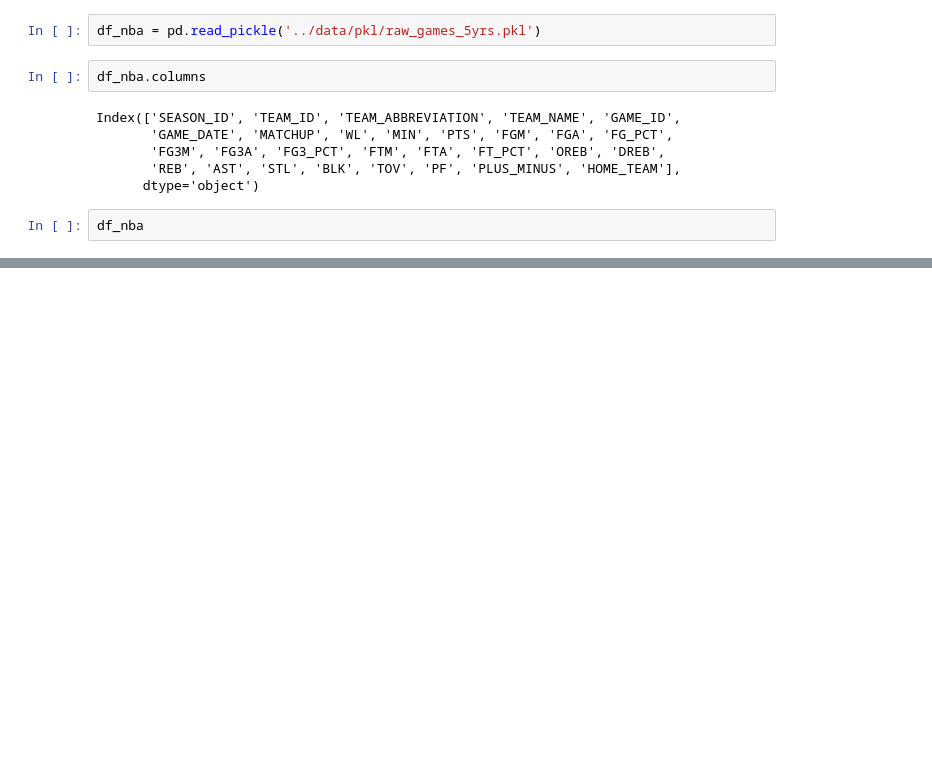
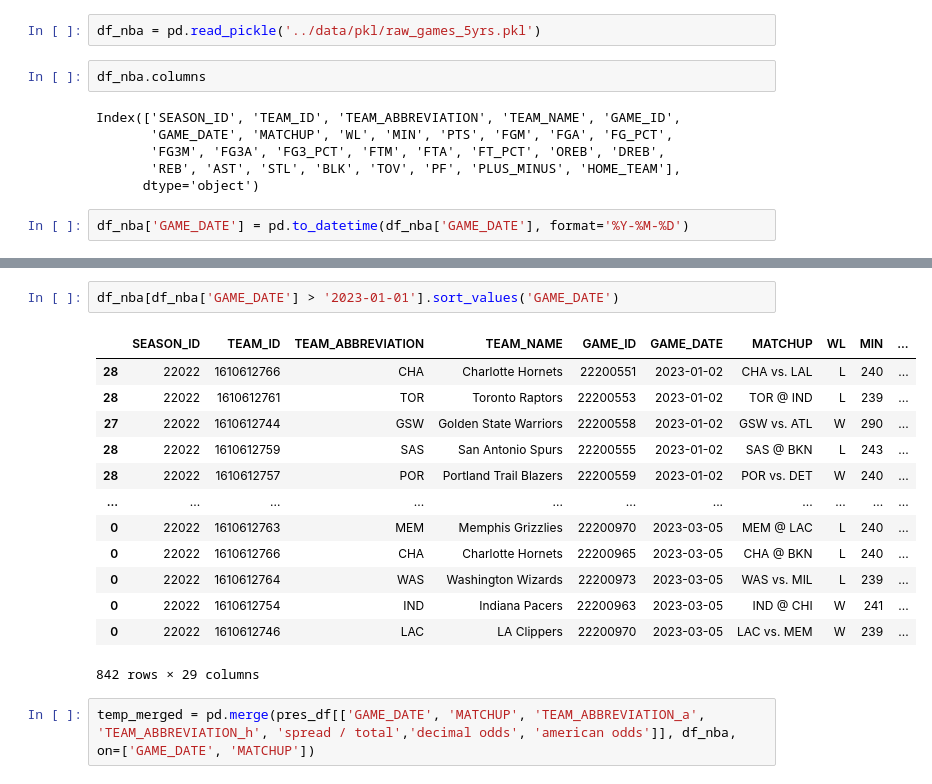
Before and after one commit to alecmatt5/nba_betting_analysis, a Jupyter notebook: backend/notebooks/friday_pitch.ipynb, the cells around one changed output, grey strips where cells are left out. Cells and saved outputs as stored; diff of their text form; blank space fills up the shorter version.

```diff
--- a/backend/notebooks/friday_pitch.ipynb
+++ b/backend/notebooks/friday_pitch.ipynb
@@ -261,4 +318,4 @@ Index(['SEASON_ID', 'TEAM_ID', 'TEAM_ABBREVIATION', 'TEAM_NAME', 'GAME_ID',
        'REB', 'AST', 'STL', 'BLK', 'TOV', 'PF', 'PLUS_MINUS', 'HOME_TEAM'],
       dtype='object')
 # %%
-df_nba
+df_nba['GAME_DATE'] = pd.to_datetime(df_nba['GAME_DATE'], format='%Y-%M-%D')
@@ -278,0 +388,18 @@ df_nba
+# %%
+df_nba[df_nba['GAME_DATE'] > '2023-01-01'].sort_values('GAME_DATE')
+# %% [output]
+|  | SEASON_ID | TEAM_ID | TEAM_ABBREVIATION | TEAM_NAME | GAME_ID | GAME_DATE | MATCHUP | WL | MIN | ... |
+| 28 | 22022 | 1610612766 | CHA | Charlotte Hornets | 22200551 | 2023-01-02 | CHA vs. LAL | L | 240 | ... |
+| 28 | 22022 | 1610612761 | TOR | Toronto Raptors | 22200553 | 2023-01-02 | TOR @ IND | L | 239 | ... |
+| 27 | 22022 | 1610612744 | GSW | Golden State Warriors | 22200558 | 2023-01-02 | GSW vs. ATL | W | 290 | ... |
+| 28 | 22022 | 1610612759 | SAS | San Antonio Spurs | 22200555 | 2023-01-02 | SAS @ BKN | L | 243 | ... |
+| 28 | 22022 | 1610612757 | POR | Portland Trail Blazers | 22200559 | 2023-01-02 | POR vs. DET | W | 240 | ... |
+| ... | ... | ... | ... | ... | ... | ... | ... | ... | ... | ... |
+| 0 | 22022 | 1610612763 | MEM | Memphis Grizzlies | 22200970 | 2023-03-05 | MEM @ LAC | L | 240 | ... |
+| 0 | 22022 | 1610612766 | CHA | Charlotte Hornets | 22200965 | 2023-03-05 | CHA @ BKN | L | 240 | ... |
+| 0 | 22022 | 1610612764 | WAS | Washington Wizards | 22200973 | 2023-03-05 | WAS vs. MIL | L | 239 | ... |
+| 0 | 22022 | 1610612754 | IND | Indiana Pacers | 22200963 | 2023-03-05 | IND @ CHI | W | 241 | ... |
+| 0 | 22022 | 1610612746 | LAC | LA Clippers | 22200970 | 2023-03-05 | LAC vs. MEM | W | 239 | ... |
+842 rows × 29 columns
+# %%
+temp_merged = pd.merge(pres_df[['GAME_DATE', 'MATCHUP', 'TEAM_ABBREVIATION_a', 'TEAM_ABBREVIATION_h', 'spread / total','decimal odds', 'american odds']], df_nba, on=['GAME_DATE', 'MATCHUP'])
```
Also changed, not shown: parts of 47 cells of this notebook.
